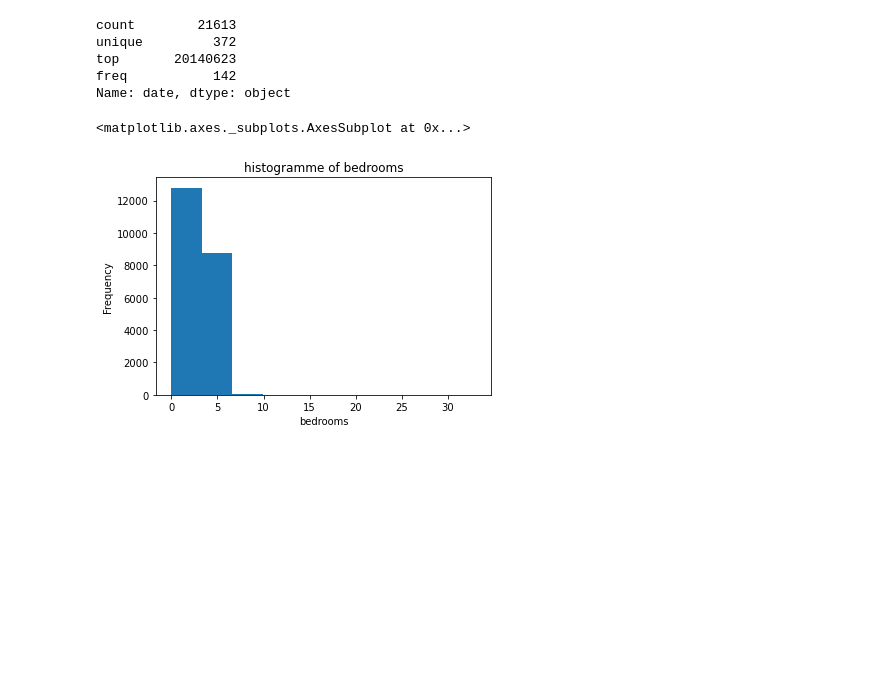
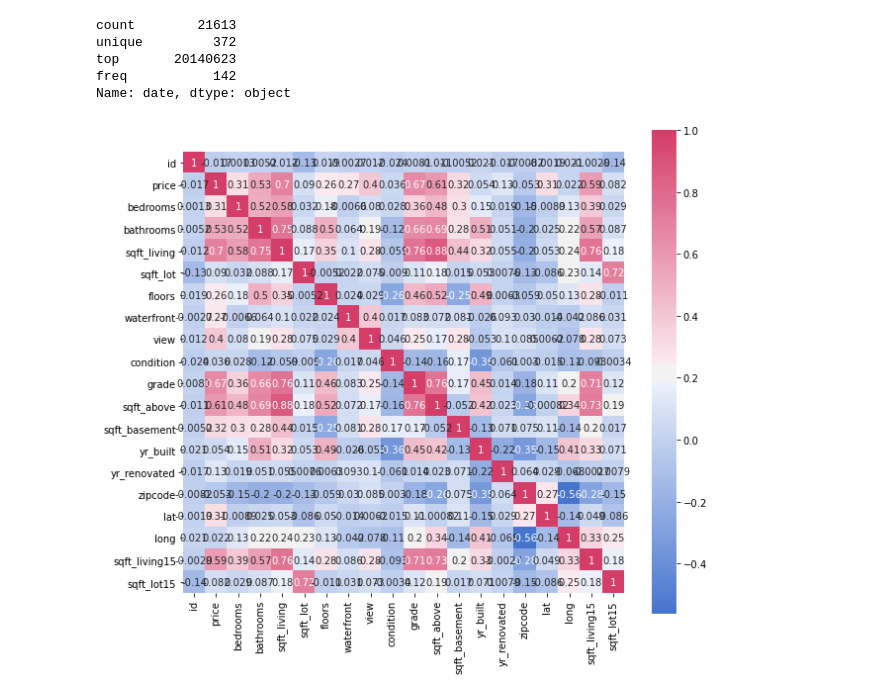
Before and after one commit to miladBentaiba/AI_with_python, a Jupyter notebook: Regression_checkpoint.ipynb, the cells around one changed output. Saved outputs shown, nothing was run; the diff lists cells and outputs as text; code cells hidden in the pictures; blank space fills up the shorter version.

```diff
--- a/Regression_checkpoint.ipynb
+++ b/Regression_checkpoint.ipynb
@@ -46,12 +46,31 @@ unique         372
 top       20140623
 freq           142
 Name: date, dtype: object
-# %%
-import matplotlib.pyplot as plt
-#bo is for blue color, #ro
-plt.title('histogramme of bedrooms')
-plt.xlabel('bedrooms')
-df['bedrooms'].plot.hist()
-# %% [output]
-<matplotlib.axes._subplots.AxesSubplot at 0x...>
-[figure, removed]
+# %%
+import matplotlib.pyplot as plt
+import seaborn as sns
+#which features that are important or not important to the price
+#link betwwen sqft_living and sqft_living15, same for: sqft_lot and sqft_lot15
+#show outliers for the iportant features
+
+def plot_correlation_map( df, m ):
+    corr = df.corr()
+    s , ax = plt.subplots( figsize =( m , m ) )
+    cmap = sns.diverging_palette( 256, 0 , as_cmap = True )
+    s = sns.heatmap(
+        corr,
+        cmap = cmap,
+        square=True,
+        cbar_kws={ 'shrink' : .9 },
+        ax=ax,
+        annot = True,
+        annot_kws = { 'fontsize' : 10 }
+        )
+# %%
+# first: which features that are important or not important to the price
+#Try running the function, analyse what does it do exactly and what are the utilities of it,
+plot_correlation_map( df, 12 )
+
+# from the following graph the id is clearly unsignificant feature
+# %% [output]
+[figure, added]
```
Also changed, not shown: parts of 34 cells of this notebook, 2 other files.
